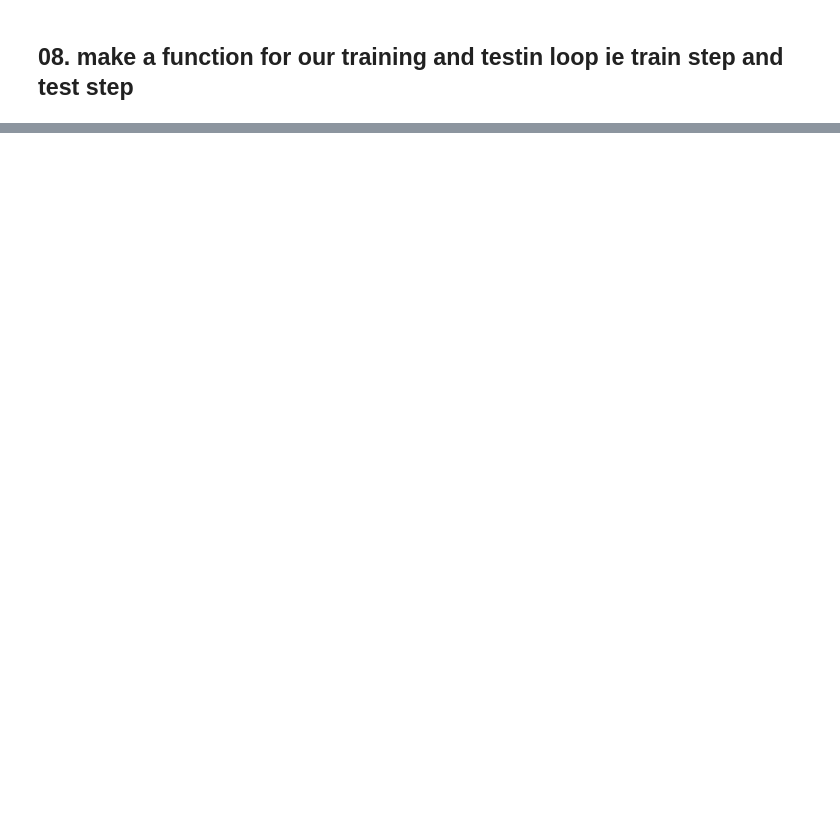
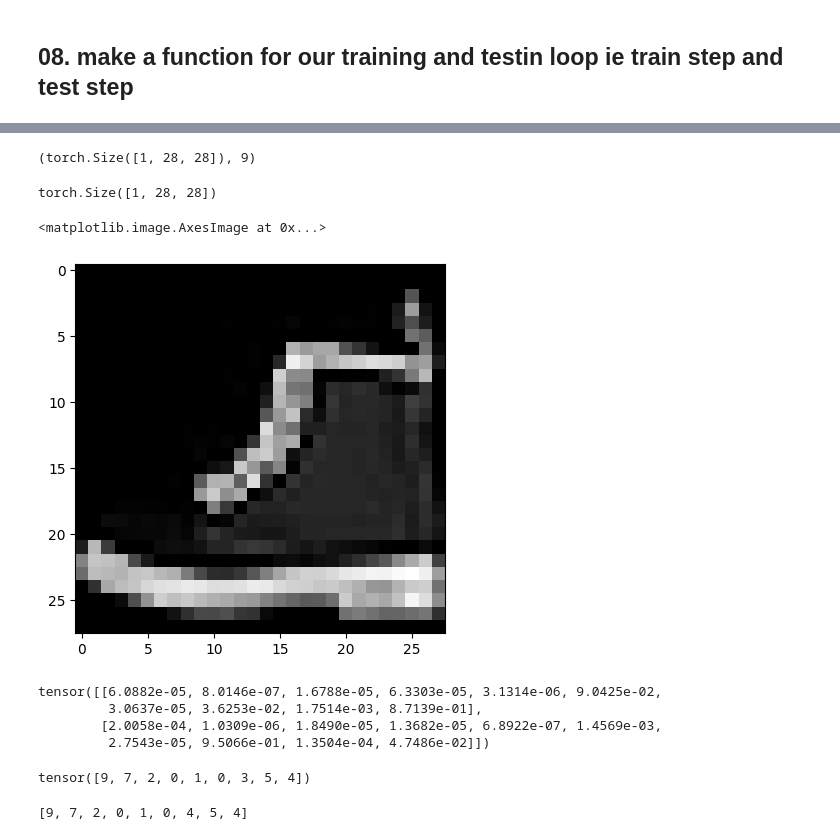
Before and after one commit to BMugo84/pytorch_in_25_hours, a Jupyter notebook: pytorch03ComputerVision.ipynb, the cells around one changed output, grey strips where cells are left out. Drawn from its saved outputs; the diff is of its cells as text; code cells hidden in the pictures; blank space fills up the shorter version.

```diff
--- a/pytorch03ComputerVision.ipynb
+++ b/pytorch03ComputerVision.ipynb
@@ -791,0 +1136,43 @@ Train time on cuda: 40.585 seconds
+# %%
+img, label = test_data[0]
+img.shape, label
+# %% [output]
+(torch.Size([1, 28, 28]), 9)
+# %%
+import random
+# random.seed(42)
+test_samples = []
+test_labels = []
+for sample, label in random.sample(list(test_data), k=9):
+    test_samples.append(sample)
+    test_labels.append(label)
+
+# view the first sample shape
+print(test_samples[0].shape)
+# show first sample
+plt.imshow(test_samples[0].squeeze(), cmap="gray")
+# %% [output]
+torch.Size([1, 28, 28])
+<matplotlib.image.AxesImage at 0x...>
+[figure, added]
+# %%
+# make predidctions
+pred_probs = make_predictions(model=model_2,
+                              data=test_samples)
+# visualize the first 2 pred probs
+pred_probs[:2]
+# %% [output]
+tensor([[6.0882e-05, 8.0146e-07, 1.6788e-05, 6.3303e-05, 3.1314e-06, 9.0425e-02,
+         3.0637e-05, 3.6253e-02, 1.7514e-03, 8.7139e-01],
+        [2.0058e-04, 1.0309e-06, 1.8490e-05, 1.3682e-05, 6.8922e-07, 1.4569e-03,
+         2.7543e-05, 9.5066e-01, 1.3504e-04, 4.7486e-02]])
+# %%
+# find the maximum of each pred_prob using argmax
+pred_classes = pred_probs.argmax(dim=1)
+pred_classes
+# %% [output]
+tensor([9, 7, 2, 0, 1, 0, 3, 5, 4])
+# %%
+test_labels
+# %% [output]
+[9, 7, 2, 0, 1, 0, 4, 5, 4]
```
Also changed, not shown: parts of 56 cells of this notebook.
